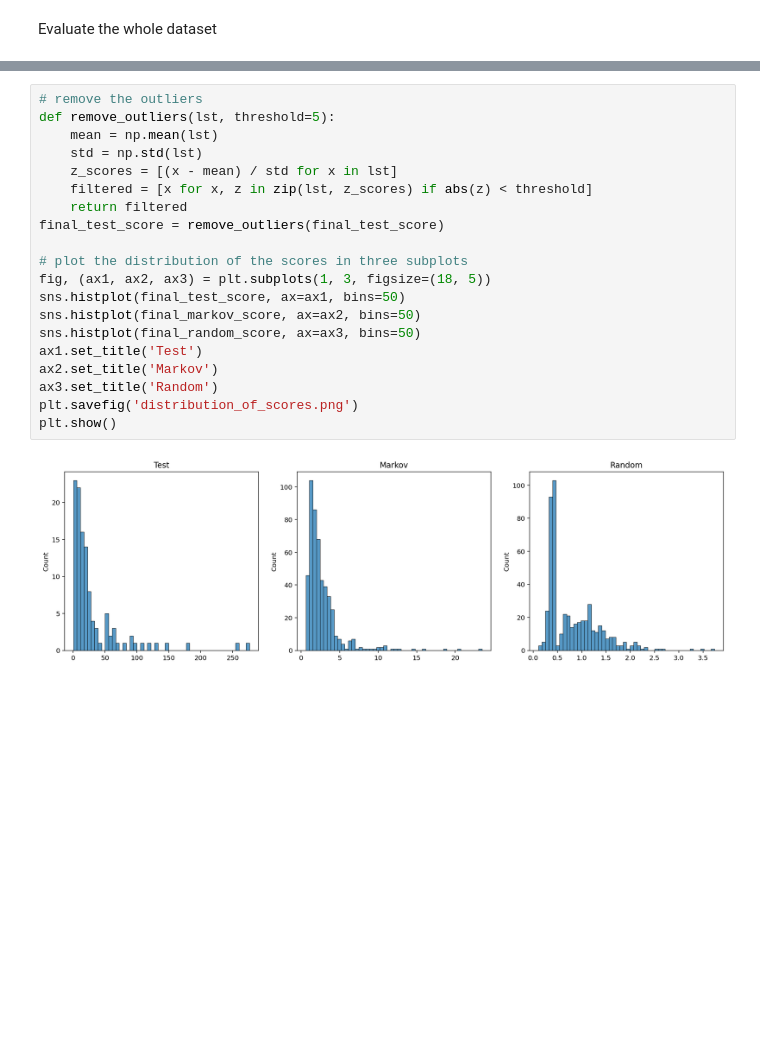
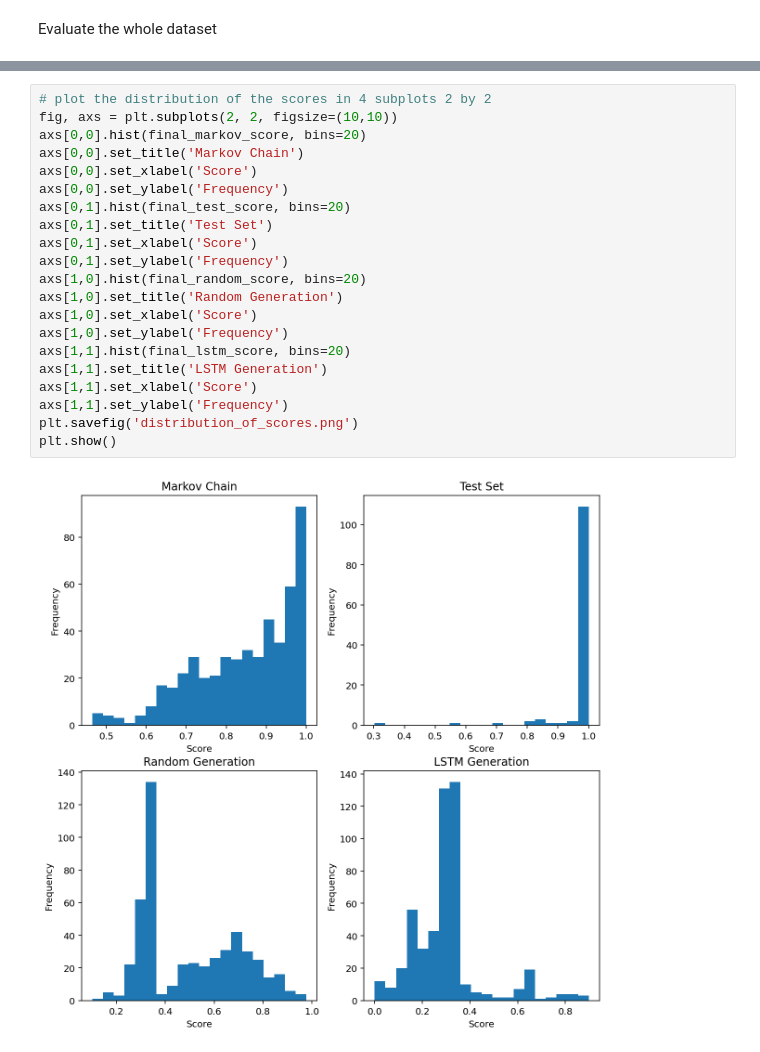
Before and after one commit to zwierski/dh-401-piece-generation-group-2, a Jupyter notebook: assignment3.ipynb, the cells around one changed output, grey strips where cells are left out. Cells and saved outputs as stored; diff of their text form; blank space fills up the shorter version.

```diff
--- a/assignment3.ipynb
+++ b/assignment3.ipynb
@@ -1656,25 +1663,26 @@ random: 0.504   0.976   0.102
-# %%
-# remove the outliers
-def remove_outliers(lst, threshold=5):
-    mean = np.mean(lst)
-    std = np.std(lst)
-    z_scores = [(x - mean) / std for x in lst]
-    filtered = [x for x, z in zip(lst, z_scores) if abs(z) < threshold]
-    return filtered
-final_test_score = remove_outliers(final_test_score)
-
-# plot the distribution of the scores in three subplots
-fig, (ax1, ax2, ax3) = plt.subplots(1, 3, figsize=(18, 5))
-sns.histplot(final_test_score, ax=ax1, bins=50)
-sns.histplot(final_markov_score, ax=ax2, bins=50)
-sns.histplot(final_random_score, ax=ax3, bins=50)
-ax1.set_title('Test')
-ax2.set_title('Markov')
-ax3.set_title('Random')
-plt.savefig('distribution_of_scores.png')
-plt.show()
-# %% [output]
-[figure, removed]
+# %%
+# plot the distribution of the scores in 4 subplots 2 by 2
+fig, axs = plt.subplots(2, 2, figsize=(10,10))
+axs[0,0].hist(final_markov_score, bins=20)
+axs[0,0].set_title('Markov Chain')
+axs[0,0].set_xlabel('Score')
+axs[0,0].set_ylabel('Frequency')
+axs[0,1].hist(final_test_score, bins=20)
+axs[0,1].set_title('Test Set')
+axs[0,1].set_xlabel('Score')
+axs[0,1].set_ylabel('Frequency')
+axs[1,0].hist(final_random_score, bins=20)
+axs[1,0].set_title('Random Generation')
+axs[1,0].set_xlabel('Score')
+axs[1,0].set_ylabel('Frequency')
+axs[1,1].hist(final_lstm_score, bins=20)
+axs[1,1].set_title('LSTM Generation')
+axs[1,1].set_xlabel('Score')
+axs[1,1].set_ylabel('Frequency')
+plt.savefig('distribution_of_scores.png')
+plt.show()
+# %% [output]
+[figure, added]
 # %%
 plt.figure(figsize=(10, 5))
 plt.hist(final_test_score, bins=20, alpha=0.5, label='test')
```
Also changed, not shown: parts of 8 cells of this notebook, 2 other files.
